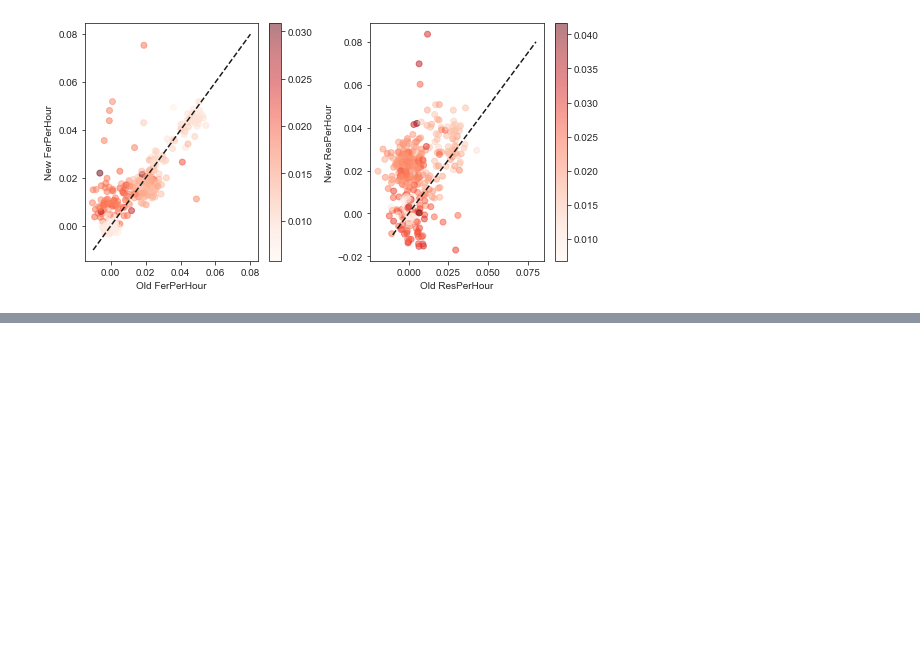
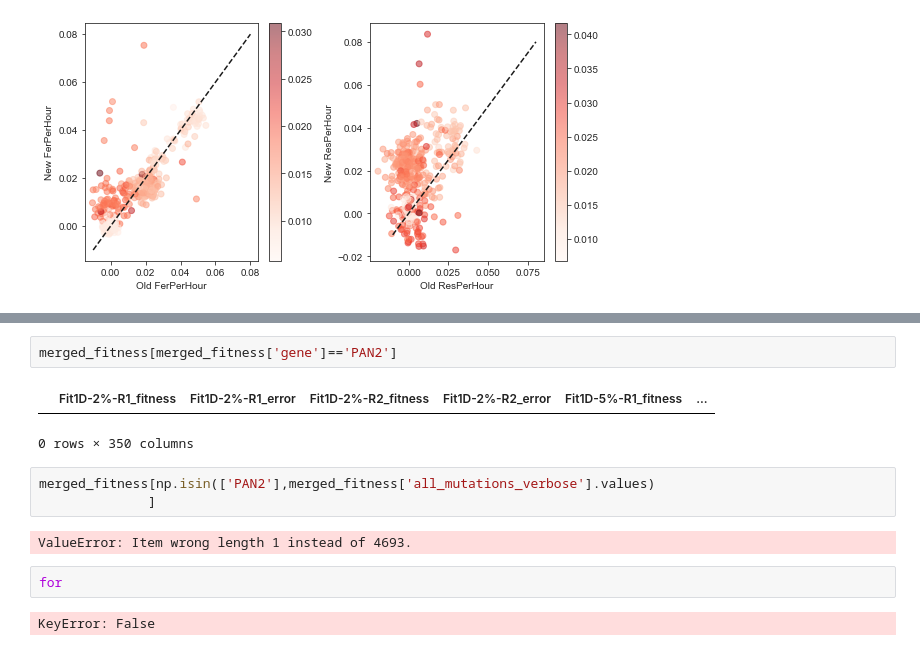
Before and after one commit to grantkinsler/EvolvingFront, a Jupyter notebook: code/analysis/Exploring Tradeoffs Between Growth Phases.ipynb, the cells around one changed output, grey strips where cells are left out. Drawn from its saved outputs; the diff is of its cells as text; blank space fills up the shorter version.

```diff
--- a/code/analysis/Exploring Tradeoffs Between Growth Phases.ipynb
+++ b/code/analysis/Exploring Tradeoffs Between Growth Phases.ipynb
@@ -656,0 +695,14 @@ plt.tight_layout()
+# %%
+merged_fitness[merged_fitness['gene']=='PAN2']
+# %% [output]
+|  | Fit1D-2%-R1_fitness | Fit1D-2%-R1_error | Fit1D-2%-R2_fitness | Fit1D-2%-R2_error | Fit1D-5%-R1_fitness | ... |
+0 rows × 350 columns
+# %%
+merged_fitness[np.isin(['PAN2'],merged_fitness['all_mutations_verbose'].values)
+              ]
+# %% [output]
+ValueError: Item wrong length 1 instead of 4693.
+# %%
+for
+# %% [output]
+KeyError: False
```
Also changed, not shown: parts of 6 cells of this notebook, 15 other files.
